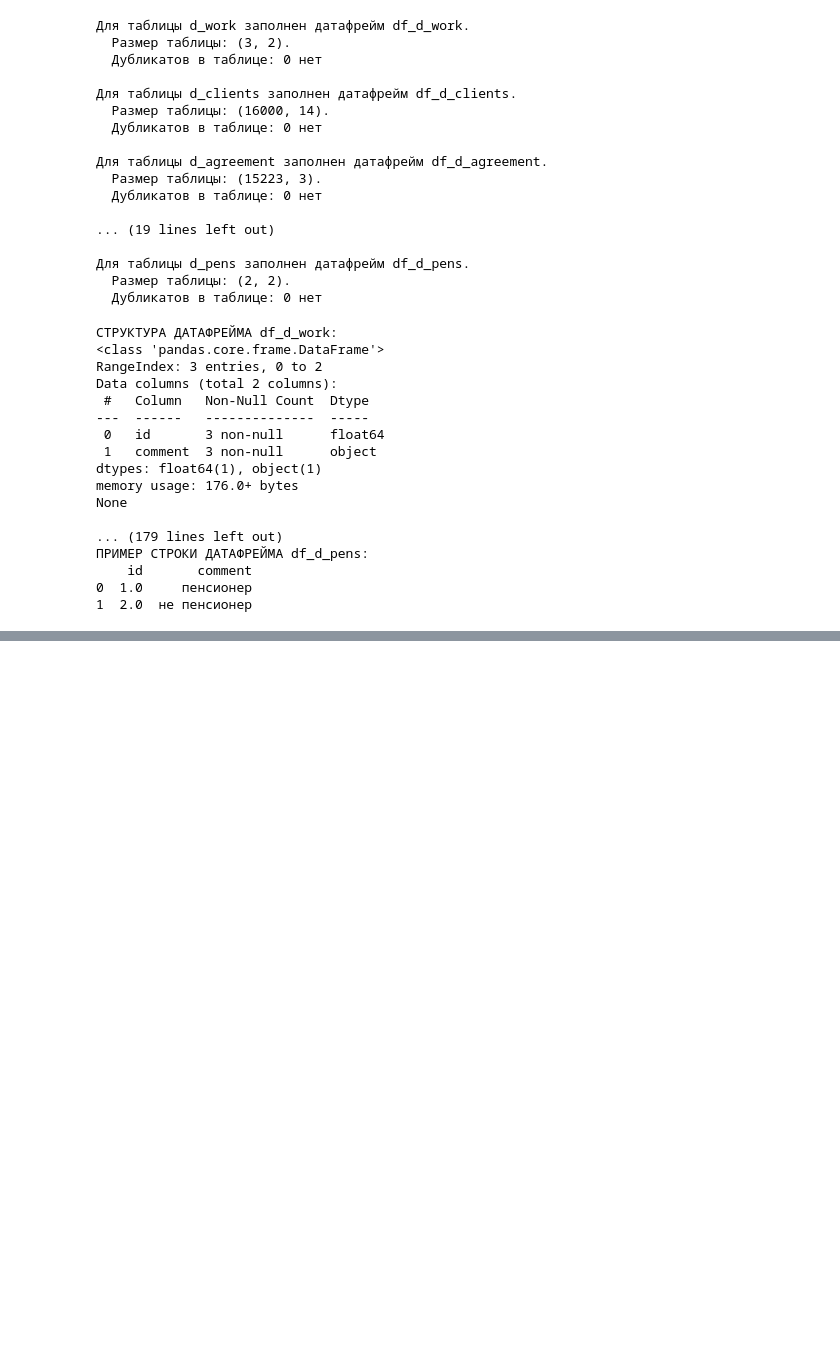
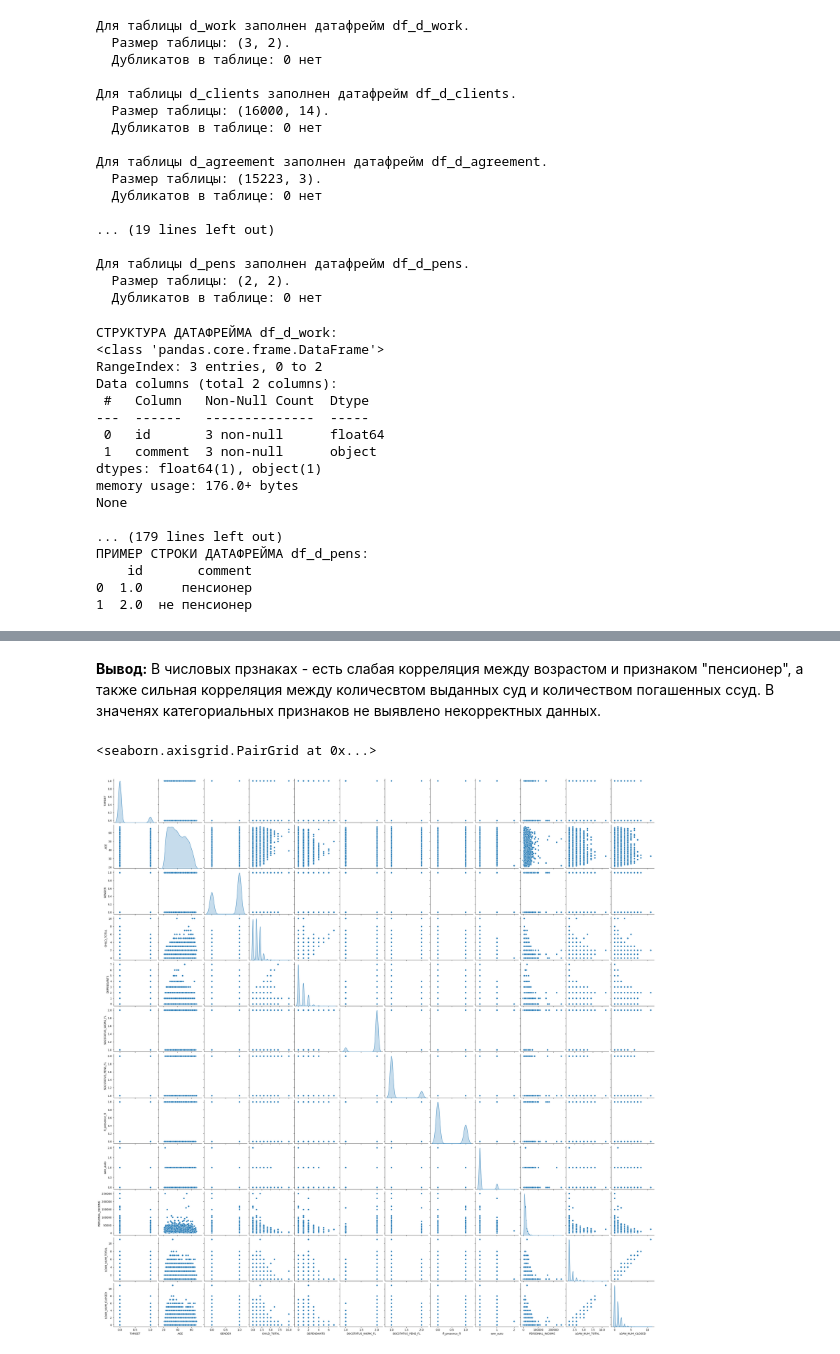
Before and after one commit to ArgentovS/MachineLeaning, a Jupyter notebook: module_6/homework.ipynb, the cells around one changed output, grey strips where cells are left out. Drawn from its saved outputs; the diff is of its cells as text; code cells hidden in the pictures; blank space fills up the shorter version.

```diff
--- a/module_6/homework.ipynb
+++ b/module_6/homework.ipynb
@@ -249,0 +257,20 @@ None
+# %%
+# Посчитаем количвесвто ссуд, выданных у каждому клиенту
+# Добавим данные о закрытых и не закрытых ссудах
+df_loan = df_d_loan.merge(df_d_close_loan, on='id_loan', how='left').groupby('id_client').\
+                                                                     agg({'id_loan': 'count',
+                                                                         'closed_fl': 'sum'})
+df_loan['id_client'] = df_loan.index
+df_loan.reset_index(drop=True, inplace=True)
+# %%
+# Добавим данные клиентов в датасет с зафиксированными откликами клиентов на предложения банка
+df_d_clients = df_d_clients.rename(columns={'id': 'id_client'})
+df = df_d_agreement.merge(df_d_clients, on='id_client', how='left')
+
+# Добавим данные о личном и семейном доходе клиента
+df = df.merge(df_d_salary, on='id_client', how='left')
+
+# Добавим данные о взятых и закрытых клиентами ссуд
+df = df.merge(df_loan, on='id_client', how='left')
+
+df.head(3)
@@ -249,0 +282,10 @@ None
+# %%
+# Приведём названия колонок датасет к заданным в постановке задачи
+# (название колонок дополнительных фич - остаётся маленькими буквами)
+df = df.rename(columns={'id_client': 'ID', 'agreement_rk': 'AGREEMENT_RK', 'target': 'TARGET',
+                        'age': 'AGE', 'socstatus_work_fl': 'SOCSTATUS_WORK_FL',
+                        'socstatus_pens_fl': 'SOCSTATUS_PENS_FL', 'gender': 'GENDER',
+                        'child_total' : 'CHILD_TOTAL', 'dependants': 'DEPENDANTS',
+                        'personal_income': 'PERSONAL_INCOME', 'id_loan': 'LOAN_NUM_TOTAL',
+                        'closed_fl' :'LOAN_NUM_CLOSED'})
+df
@@ -249,0 +306,4 @@ None
+# %%
+# Посмотрим корреляцию отдльных признаков без колнок индентификаторов
+df_clear = df.drop(labels=['AGREEMENT_RK', 'ID'], axis=1)
+df_clear.corr().style.background_gradient(cmap='PuOr')
@@ -249,0 +383,9 @@ None
+# %% [markdown]
+**Вывод:** В числовых прзнаках - есть слабая корреляция между возрастом и признаком "пенсионер", а также сильная корреляция между количесвтом выданных суд и количеством погашенных ссуд. В значенях категориальных признаков не выявлено некорректных данных.
+# %%
+### Ваш код здесь ###
+# Визуализируем попарную корреляцию признаков
+sns.pairplot(data=df_clear, diag_kind="kde")
+# %% [output]
+<seaborn.axisgrid.PairGrid at 0x...>
+[figure, added]
```
Also changed, not shown: parts of 24 cells of this notebook, 2 other files.
